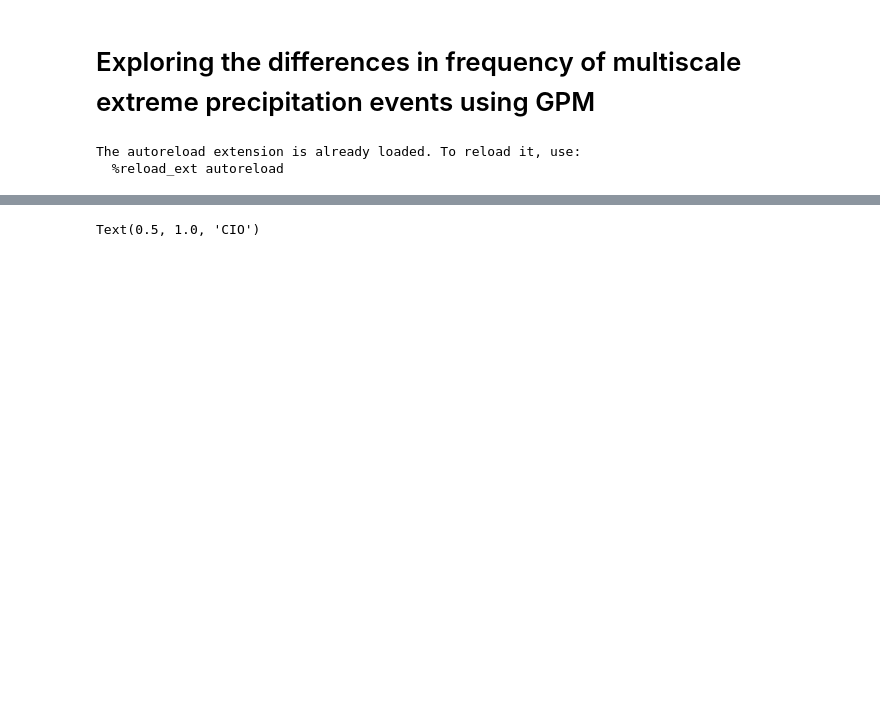
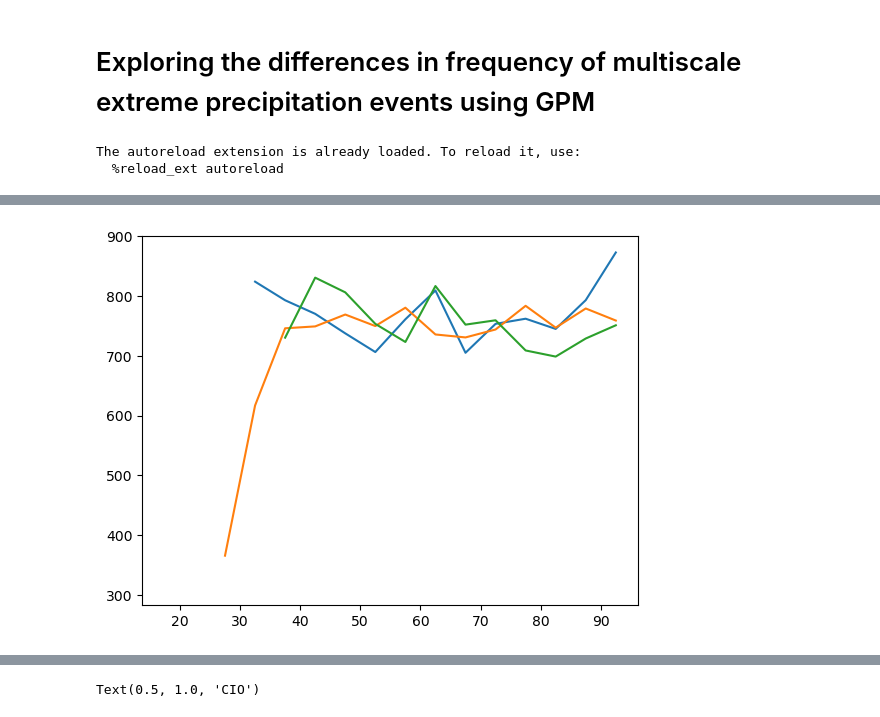
Before and after one commit to pedroanguloumana/extreme_precipitation_in_gpm, a Jupyter notebook: notebooks/frequency_differences_in_phase_space.ipynb, the cells around one changed output, grey strips where cells are left out. Drawn from its saved outputs; the diff is of its cells as text; code cells hidden in the pictures; blank space fills up the shorter version.

```diff
--- a/notebooks/frequency_differences_in_phase_space.ipynb
+++ b/notebooks/frequency_differences_in_phase_space.ipynb
@@ -23,0 +101,17 @@ region.get_slices()
+# %%
+# loop over regions
+fig, ax = plt.subplots()
+regions = [cio_region(), wmp_region(), afc_region()]
+
+for region in regions:
+    pf_df = load_pf_pc(region.name)
+
+    pr = pf_df['total_precip']
+    crh = load_pf_crh(region.name)['crh']
+
+    crh_bins = np.arange(0,100, 5)
+    mean_pr, bin_edges, _ = binned_statistic(crh, pr, bins=crh_bins)
+    bin_centers = (bin_edges[:-1] + bin_edges[1:]) / 2
+    ax.plot(bin_centers, mean_pr, label=region.name)
+# %% [output]
+[figure, added]
```
Also changed, not shown: parts of 5 cells of this notebook, 3 other files.
